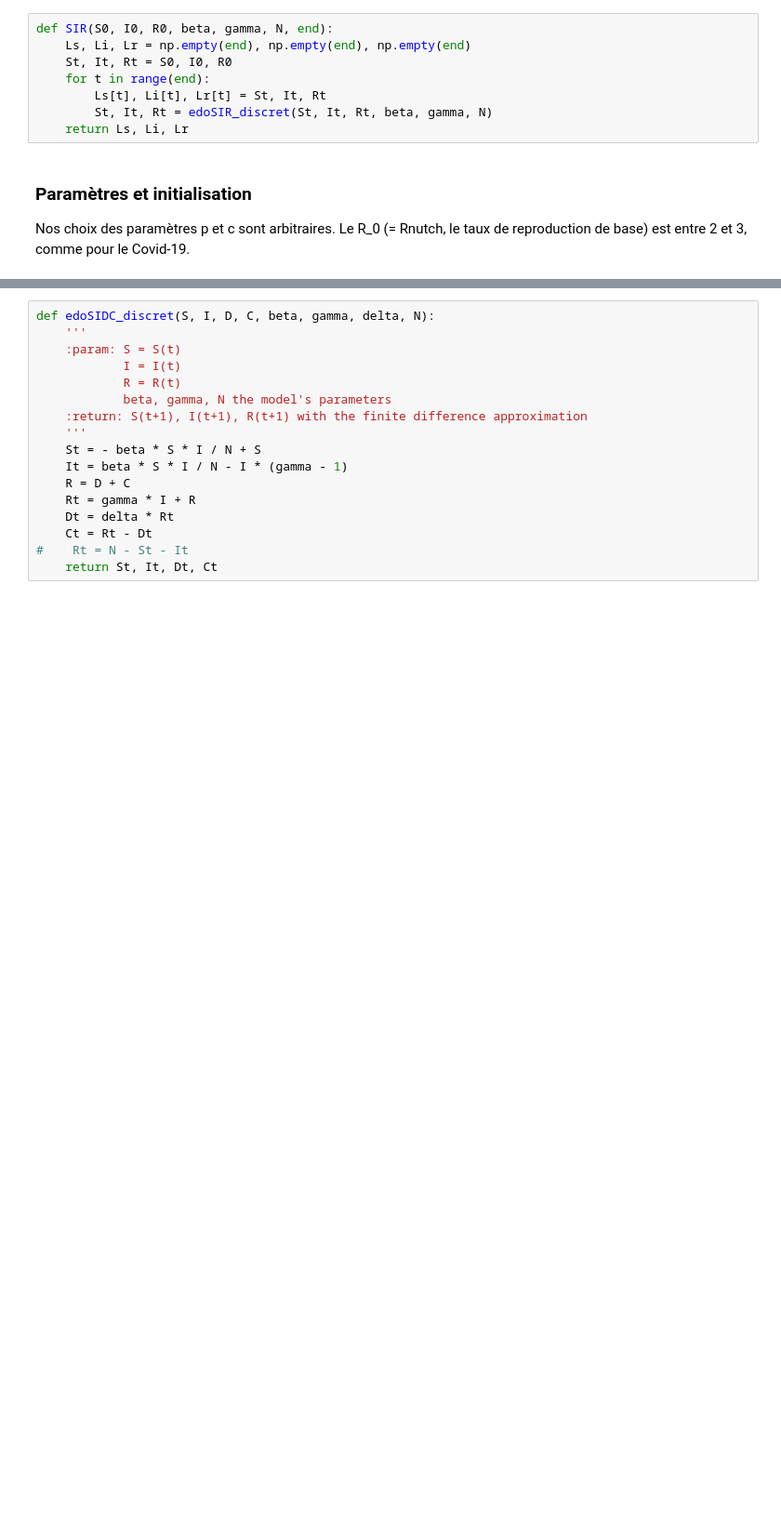
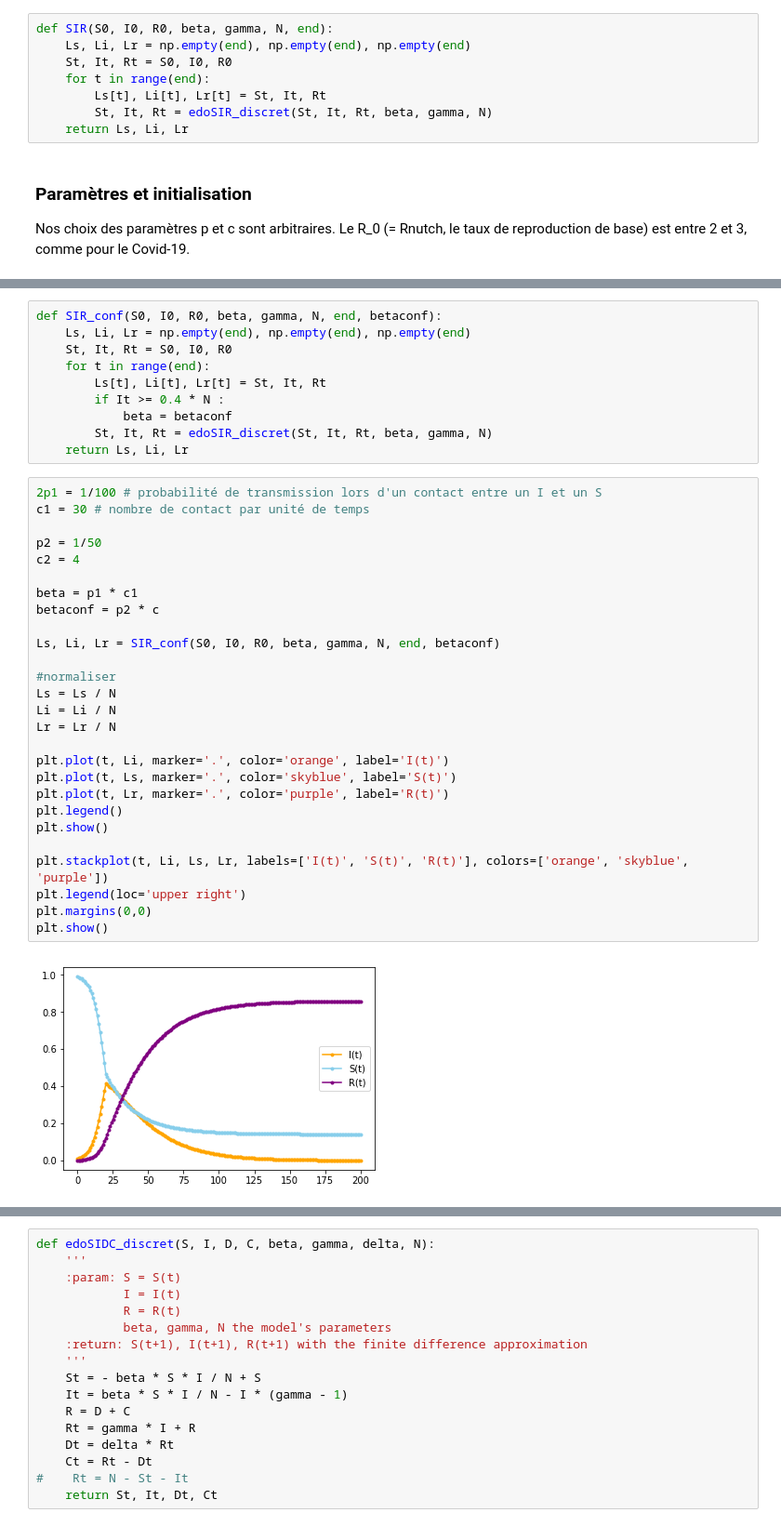
Before and after one commit to Fafou99/Epidemic, a Jupyter notebook: main.ipynb, the cells around one changed output, grey strips where cells are left out. Shown at 93% size. Cells and saved outputs as stored; diff of their text form; blank space fills up the shorter version.

```diff
--- a/main.ipynb
+++ b/main.ipynb
@@ -116,0 +122,39 @@ plt.show()
+# %%
+def SIR_conf(S0, I0, R0, beta, gamma, N, end, betaconf):
+    Ls, Li, Lr = np.empty(end), np.empty(end), np.empty(end)
+    St, It, Rt = S0, I0, R0
+    for t in range(end):
+        Ls[t], Li[t], Lr[t] = St, It, Rt
+        if It >= 0.4 * N :
+            beta = betaconf
+        St, It, Rt = edoSIR_discret(St, It, Rt, beta, gamma, N)
+    return Ls, Li, Lr
+# %%
+2p1 = 1/100 # probabilité de transmission lors d'un contact entre un I et un S
+c1 = 30 # nombre de contact par unité de temps
+
+p2 = 1/50
+c2 = 4
+
+beta = p1 * c1
+betaconf = p2 * c
+
+Ls, Li, Lr = SIR_conf(S0, I0, R0, beta, gamma, N, end, betaconf)
+
+#normaliser
+Ls = Ls / N
+Li = Li / N
+Lr = Lr / N
+
+plt.plot(t, Li, marker='.', color='orange', label='I(t)')
+plt.plot(t, Ls, marker='.', color='skyblue', label='S(t)')
+plt.plot(t, Lr, marker='.', color='purple', label='R(t)')
+plt.legend()
+plt.show()
+
+plt.stackplot(t, Li, Ls, Lr, labels=['I(t)', 'S(t)', 'R(t)'], colors=['orange', 'skyblue', 'purple'])
+plt.legend(loc='upper right')
+plt.margins(0,0)
+plt.show()
+# %% [output]
+[figure, added]
```
Also changed, not shown: parts of 10 cells of this notebook.
